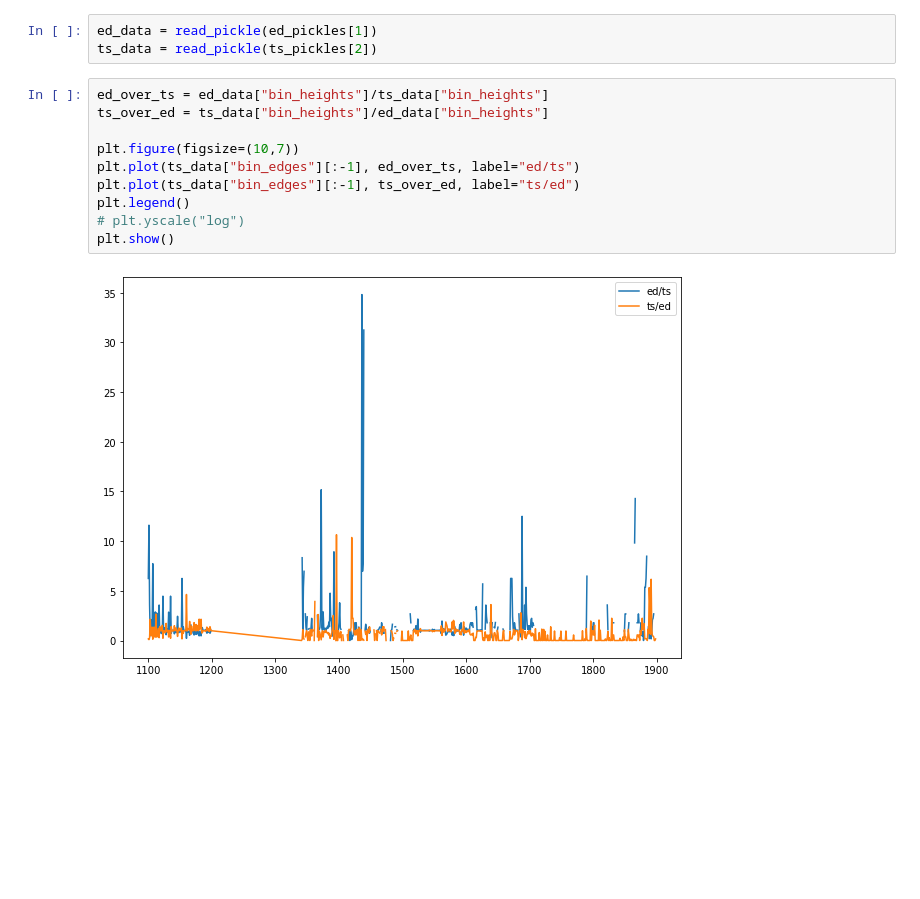
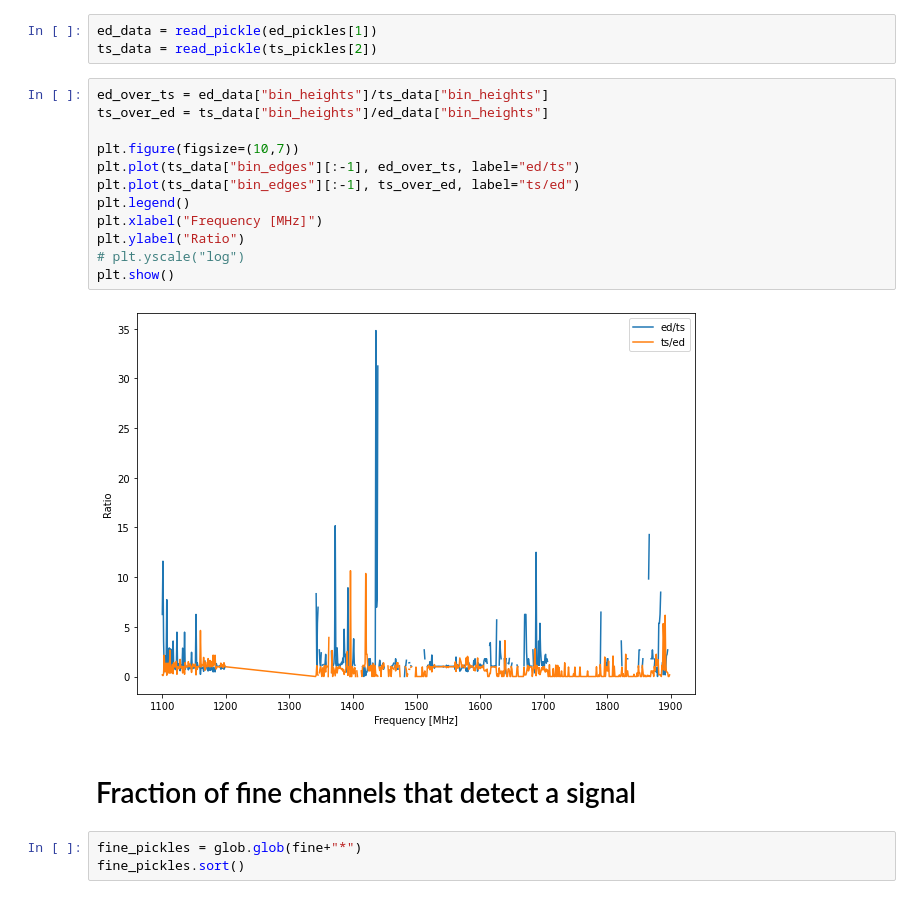
Before and after one commit to dbautista98/Breakthrough_Listen, a Jupyter notebook: turboSETI_vs_energy_detection.ipynb, the cells around one changed output. Drawn from its saved outputs; the diff is of its cells as text; blank space fills up the shorter version.

Commit message:
added fine channel fraction plots

```diff
--- a/turboSETI_vs_energy_detection.ipynb
+++ b/turboSETI_vs_energy_detection.ipynb
@@ -122,12 +123,19 @@ ts_data = read_pickle(ts_pickles[2])
 # %%
 ed_over_ts = ed_data["bin_heights"]/ts_data["bin_heights"]
 ts_over_ed = ts_data["bin_heights"]/ed_data["bin_heights"]
 
 plt.figure(figsize=(10,7))
 plt.plot(ts_data["bin_edges"][:-1], ed_over_ts, label="ed/ts")
 plt.plot(ts_data["bin_edges"][:-1], ts_over_ed, label="ts/ed")
 plt.legend()
+plt.xlabel("Frequency [MHz]")
+plt.ylabel("Ratio")
 # plt.yscale("log")
 plt.show()
 # %% [output]
-[figure, old version]
+[figure, new version]
+# %% [markdown]
+# Fraction of fine channels that detect a signal
+# %%
+fine_pickles = glob.glob(fine+"*")
+fine_pickles.sort()
```
Also changed, not shown: parts of 8 cells of this notebook.
